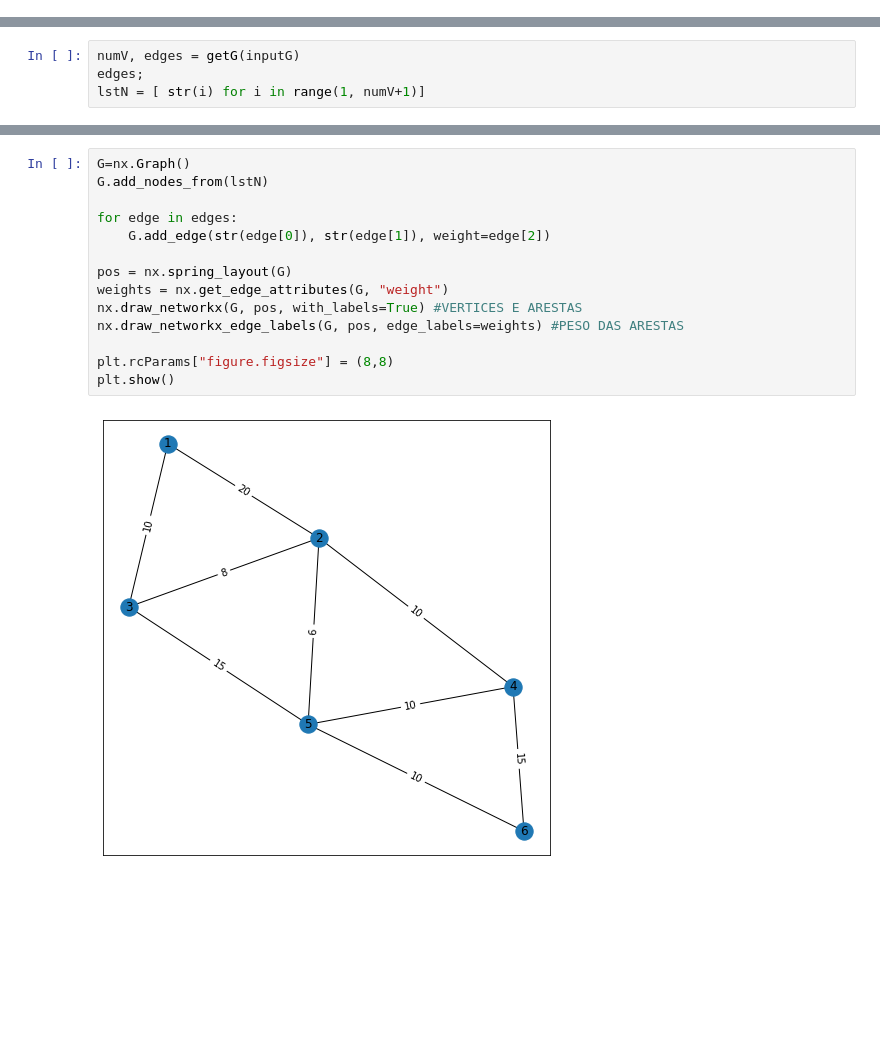
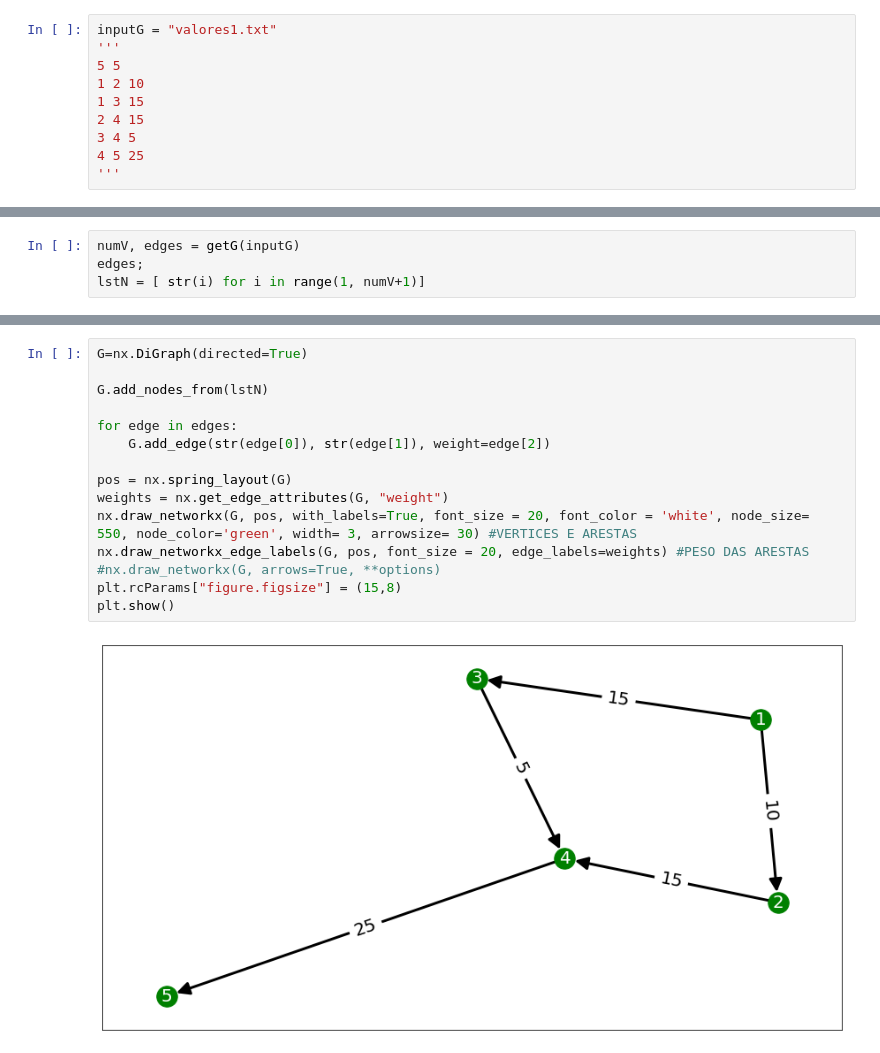
Before and after one commit to FlavioCorreia/GeneralGraphPlotting, a Jupyter notebook: plotGraph2.0.ipynb, the cells around one changed output, grey strips where cells are left out. Saved outputs shown, nothing was run; the diff lists cells and outputs as text; blank space fills up the shorter version.

```diff
--- a/plotGraph2.0.ipynb
+++ b/plotGraph2.0.ipynb
@@ -6,3 +4,13 @@ inputG = "valores2.txt"
+# %%
+inputG = "valores1.txt"
+'''
+5 5
+1 2 10
+1 3 15
+2 4 15
+3 4 5
+4 5 25
+'''
 # %%
 def readFile(nameFile):
     file = open(inputG,'r');
@@ -39,16 +47,17 @@ plt.show()
 # %%
-G=nx.Graph()
+G=nx.DiGraph(directed=True)
+
 G.add_nodes_from(lstN)
 
 for edge in edges:
     G.add_edge(str(edge[0]), str(edge[1]), weight=edge[2])
 
 pos = nx.spring_layout(G)
 weights = nx.get_edge_attributes(G, "weight")
-nx.draw_networkx(G, pos, with_labels=True) #VERTICES E ARESTAS
-nx.draw_networkx_edge_labels(G, pos, edge_labels=weights) #PESO DAS ARESTAS
-
-plt.rcParams["figure.figsize"] = (8,8)
+nx.draw_networkx(G, pos, with_labels=True, font_size = 20, font_color = 'white', node_size= 550, node_color='green', width= 3, arrowsize= 30) #VERTICES E ARESTAS
+nx.draw_networkx_edge_labels(G, pos, font_size = 20, edge_labels=weights) #PESO DAS ARESTAS
+#nx.draw_networkx(G, arrows=True, **options)
+plt.rcParams["figure.figsize"] = (15,8)
 plt.show()
 # %% [output]
-[figure, old version]
+[figure, new version]
```
Also changed, not shown: parts of 3 cells of this notebook.
